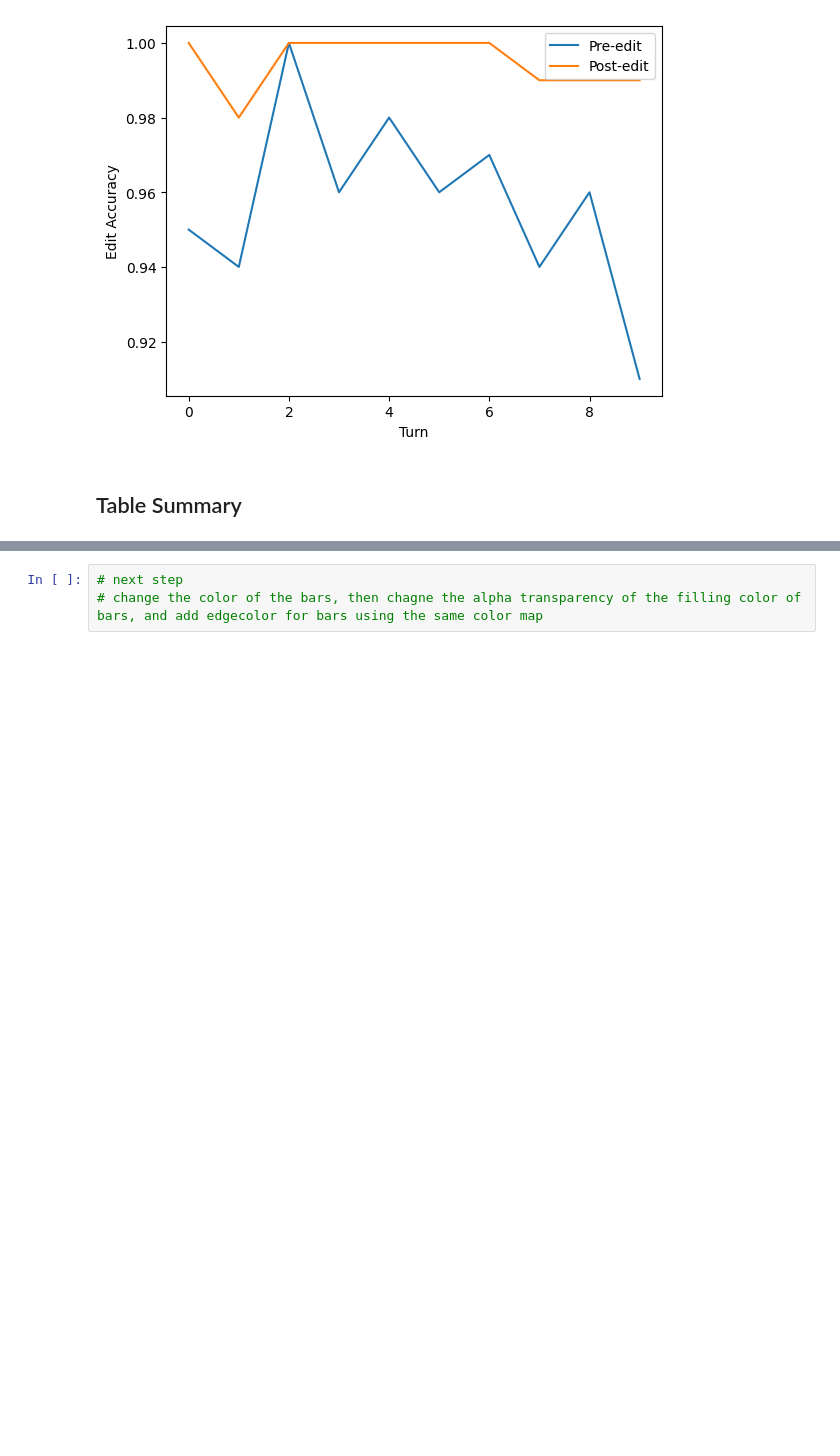
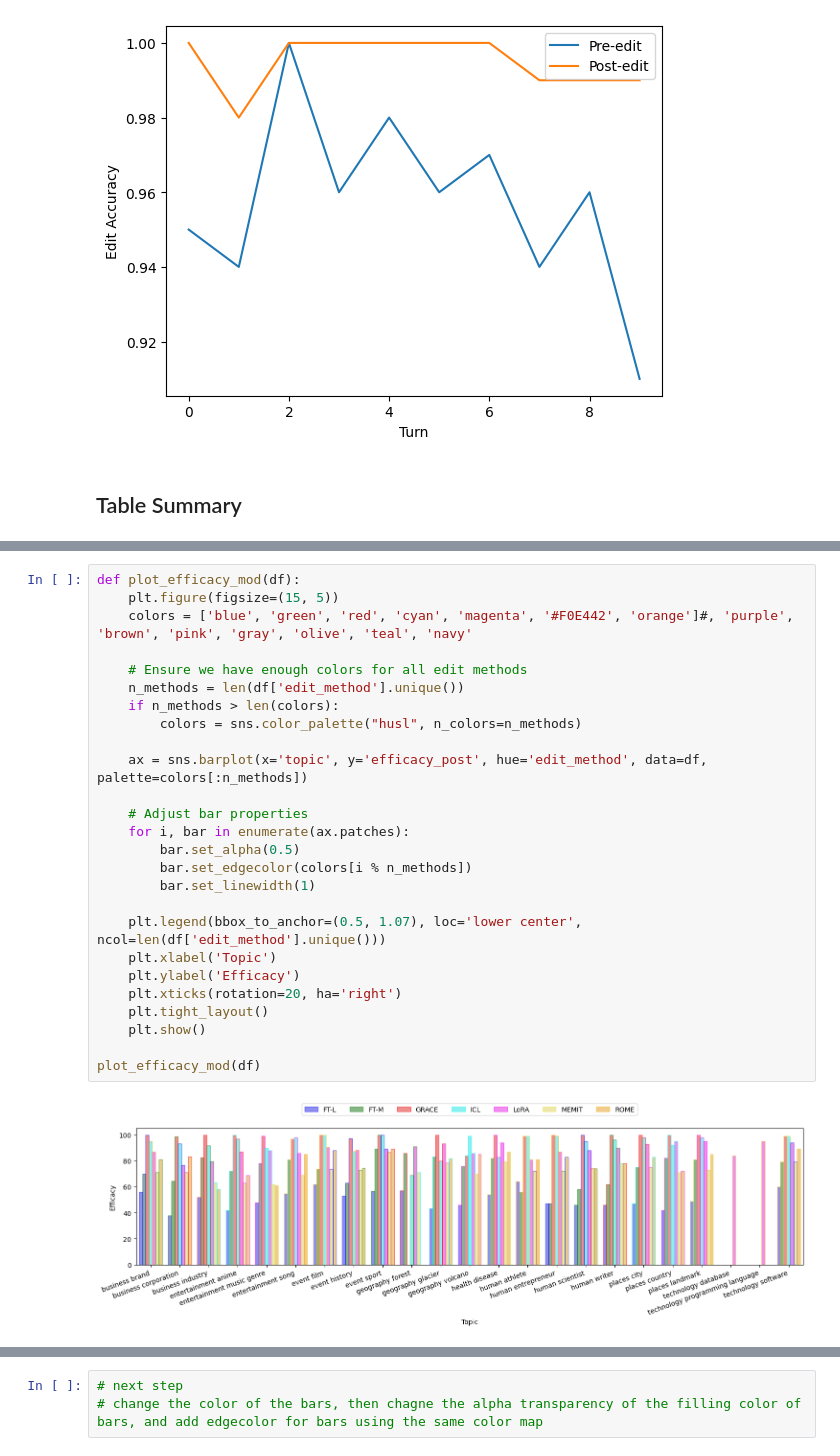
Before and after one commit to BullshiArtist/HalluEditBench, a Jupyter notebook: code/result_summary.ipynb, the cells around one changed output, grey strips where cells are left out. Drawn from its saved outputs; the diff is of its cells as text; blank space fills up the shorter version.

```diff
--- a/code/result_summary.ipynb
+++ b/code/result_summary.ipynb
@@ -180,3 +225,31 @@ plot_efficacy(df)
+# %%
+def plot_efficacy_mod(df):
+    plt.figure(figsize=(15, 5))
+    colors = ['blue', 'green', 'red', 'cyan', 'magenta', '#F0E442', 'orange']#, 'purple', 'brown', 'pink', 'gray', 'olive', 'teal', 'navy'
+
+    # Ensure we have enough colors for all edit methods
+    n_methods = len(df['edit_method'].unique())
+    if n_methods > len(colors):
+        colors = sns.color_palette("husl", n_colors=n_methods)
+
+    ax = sns.barplot(x='topic', y='efficacy_post', hue='edit_method', data=df, palette=colors[:n_methods])
+
+    # Adjust bar properties
+    for i, bar in enumerate(ax.patches):
+        bar.set_alpha(0.5)
+        bar.set_edgecolor(colors[i % n_methods])
+        bar.set_linewidth(1)
+
+    plt.legend(bbox_to_anchor=(0.5, 1.07), loc='lower center', ncol=len(df['edit_method'].unique()))
+    plt.xlabel('Topic')
+    plt.ylabel('Efficacy')
+    plt.xticks(rotation=20, ha='right')
+    plt.tight_layout()
+    plt.show()
+
+plot_efficacy_mod(df)
+# %% [output]
+[figure, added]
 # %%
 df.sort_values(by=['topic', 'edit_method'])
 # %% [output]
```
Also changed, not shown: parts of 12 cells of this notebook, 23 other files.
